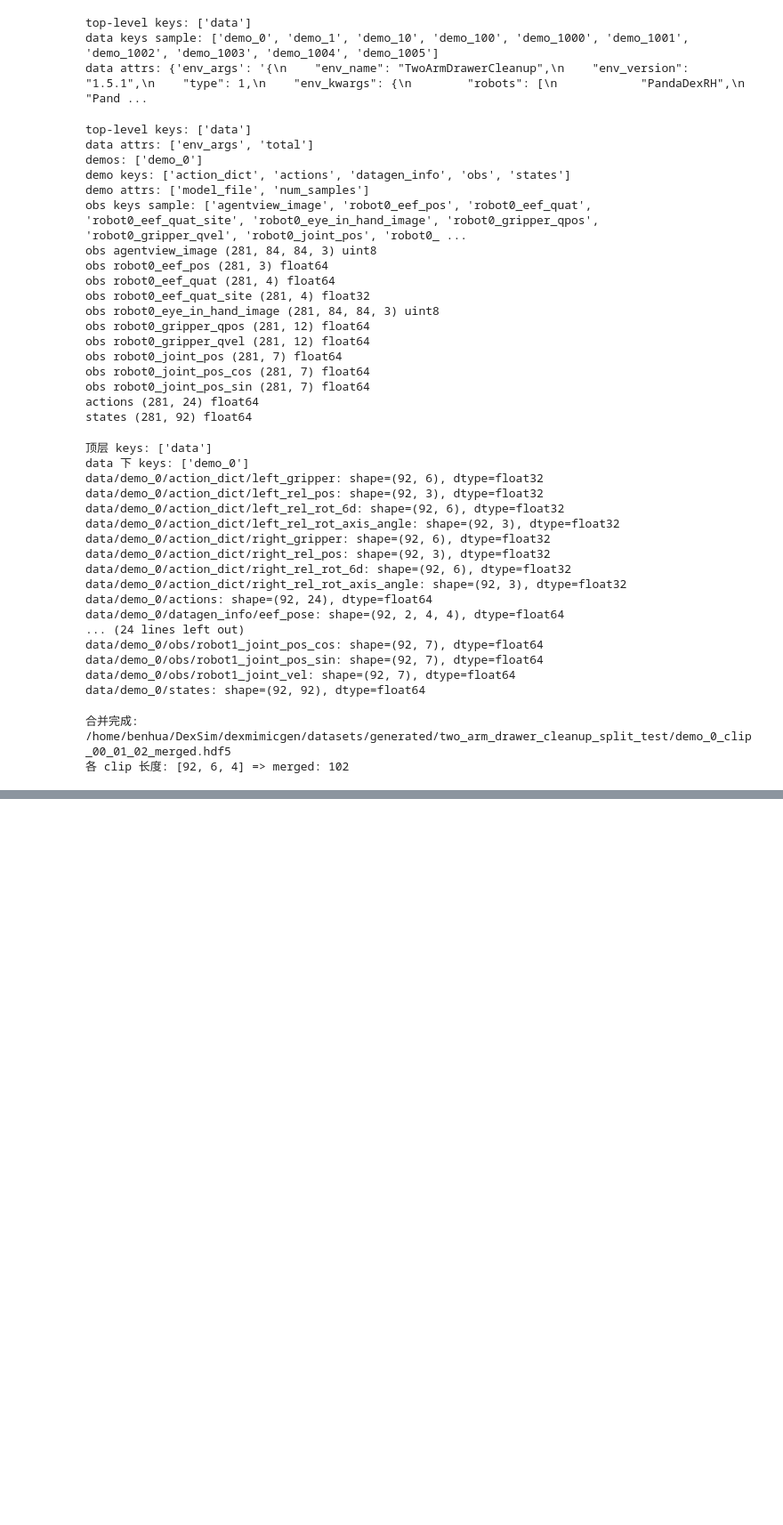
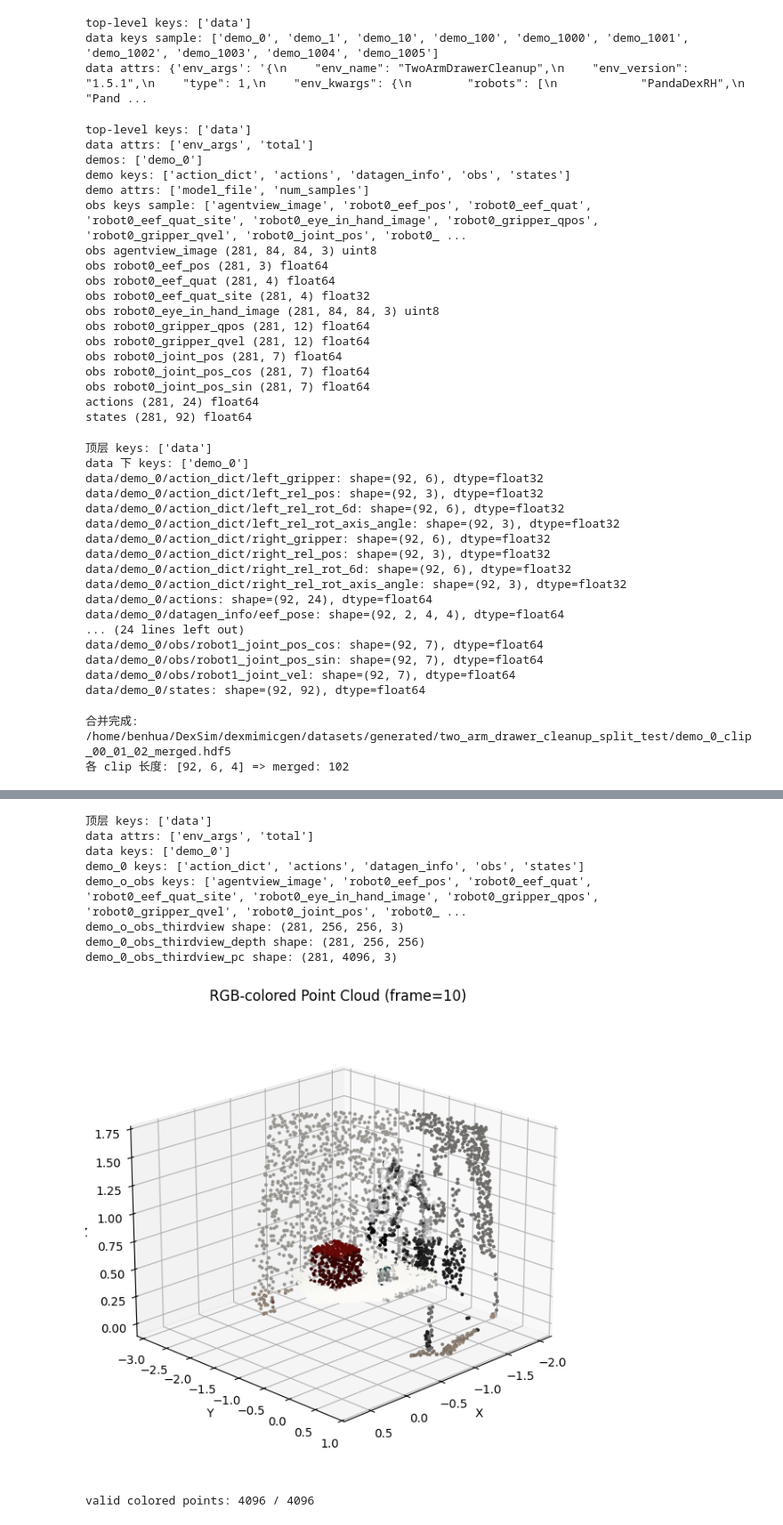
Before and after one commit to gaobh1202/dexsim, a Jupyter notebook: dexmimicgen/scripts/utils.ipynb, the cells around one changed output, grey strips where cells are left out. Shown at 89% size. Cells and saved outputs as stored; diff of their text form; code cells hidden in the pictures; blank space fills up the shorter version.

```diff
--- a/dexmimicgen/scripts/utils.ipynb
+++ b/dexmimicgen/scripts/utils.ipynb
@@ -227,0 +310,76 @@ finally:
+# %%
+import h5py
+import numpy as np
+import matplotlib.pyplot as plt
+
+data_path = "/home/benhua/DexSim/dexmimicgen/datasets/generated/two_arm_drawer_cleanup_demo_0_w_pc.hdf5"
+
+with h5py.File(data_path, "r") as f:
+    print("顶层 keys:", list(f.keys()))
+    print("data attrs:", list(f["data"].attrs.keys()))
+    ds = f["data"]
+    print("data keys:", list(ds.keys()))
+    demo_0 = ds["demo_0"]
+    print("demo_0 keys:", list(demo_0.keys()))
+    demo_o_obs = demo_0["obs"]
+    print("demo_o_obs keys:", list(demo_o_obs.keys()))
+    demo_o_obs_thirdview_rgb = demo_o_obs["thirdview_image"]
+    demo_0_obs_thirdview_depth = demo_o_obs["thirdview_depth"]
+    demo_0_obs_thirdview_pc = demo_o_obs["thirdview_pc"]
+    demo_0_obs_thirdview_cam_param = demo_o_obs["thirdview_cam_param"]
+    print("demo_o_obs_thirdview shape:", demo_o_obs_thirdview_rgb.shape)
+    print("demo_0_obs_thirdview_depth shape:", demo_0_obs_thirdview_depth.shape)
+    print("demo_0_obs_thirdview_pc shape:", demo_0_obs_thirdview_pc.shape)
+    frame_idx = 10  # 想看第几帧就改这个索引
+    rgb = demo_o_obs_thirdview_rgb[frame_idx]          # (84, 84, 3)
+    depth = demo_0_obs_thirdview_depth[frame_idx]      # (84, 84)
+    pc_world = demo_0_obs_thirdview_pc[frame_idx]            # (2048, 3)
+    cam_param = demo_0_obs_thirdview_cam_param[frame_idx]  # (2, 4, 4)
+
+K4 = cam_param[0]           # intrinsic expanded to 4x4
+cam_to_world = cam_param[1] # 4x4
+world_to_cam = np.linalg.inv(cam_to_world)
+H, W = rgb.shape[:2]
+# world -> camera
+ones = np.ones((pc_world.shape[0], 1), dtype=np.float32)
+pc_world_h = np.concatenate([pc_world.astype(np.float32), ones], axis=1)   # (N,4)
+pc_cam_h = (world_to_cam @ pc_world_h.T).T                                  # (N,4)
+pc_cam = pc_cam_h[:, :3]                                                     # (x,y,z) in camera frame
+x, y, z = pc_cam[:, 0], pc_cam[:, 1], pc_cam[:, 2]
+# 只保留在相机前方的点
+valid_z = z > 1e-6
+# camera -> pixel
+fx, fy = K4[0, 0], K4[1, 1]
+cx, cy = K4[0, 2], K4[1, 2]
+u = fx * (x / (z + 1e-8)) + cx   # width direction
+v = fy * (y / (z + 1e-8)) + cy   # height direction
+u_i = np.round(u).astype(np.int32)
+v_i = np.round(v).astype(np.int32)
+# 在图像范围内
+valid_uv = (u_i >= 0) & (u_i < W) & (v_i >= 0) & (v_i < H)
+valid = valid_z & valid_uv
+pc_vis = pc_world[valid]
+colors = rgb[v_i[valid], u_i[valid]] / 255.0  # matplotlib 需要 [0,1]
+# 可视化
+fig = plt.figure(figsize=(6, 6))
+ax = fig.add_subplot(111, projection="3d")
+ax.scatter(pc_vis[:, 0], pc_vis[:, 1], pc_vis[:, 2], c=colors, s=4, alpha=0.9)
+ax.set_title(f"RGB-colored Point Cloud (frame={frame_idx})")
+ax.set_xlabel("X")
+ax.set_ylabel("Y")
+ax.set_zlabel("Z")
+ax.view_init(elev=20, azim=45)
+plt.tight_layout()
+plt.show()
+print(f"valid colored points: {pc_vis.shape[0]} / {pc_world.shape[0]}")
+# %% [output]
+顶层 keys: ['data']
+data attrs: ['env_args', 'total']
+data keys: ['demo_0']
+demo_0 keys: ['action_dict', 'actions', 'datagen_info', 'obs', 'states']
+demo_o_obs keys: ['agentview_image', 'robot0_eef_pos', 'robot0_eef_quat', 'robot0_eef_quat_site', 'robot0_eye_in_hand_image', 'robot0_gripper_qpos', 'robot0_gripper_qvel', 'robot0_joint_pos', 'robot0_ ...
+demo_o_obs_thirdview shape: (281, 256, 256, 3)
+demo_0_obs_thirdview_depth shape: (281, 256, 256)
+demo_0_obs_thirdview_pc shape: (281, 4096, 3)
+[figure, added]
+valid colored points: 4096 / 4096
```
Also changed, not shown: parts of 2 cells of this notebook, 18 other files.
